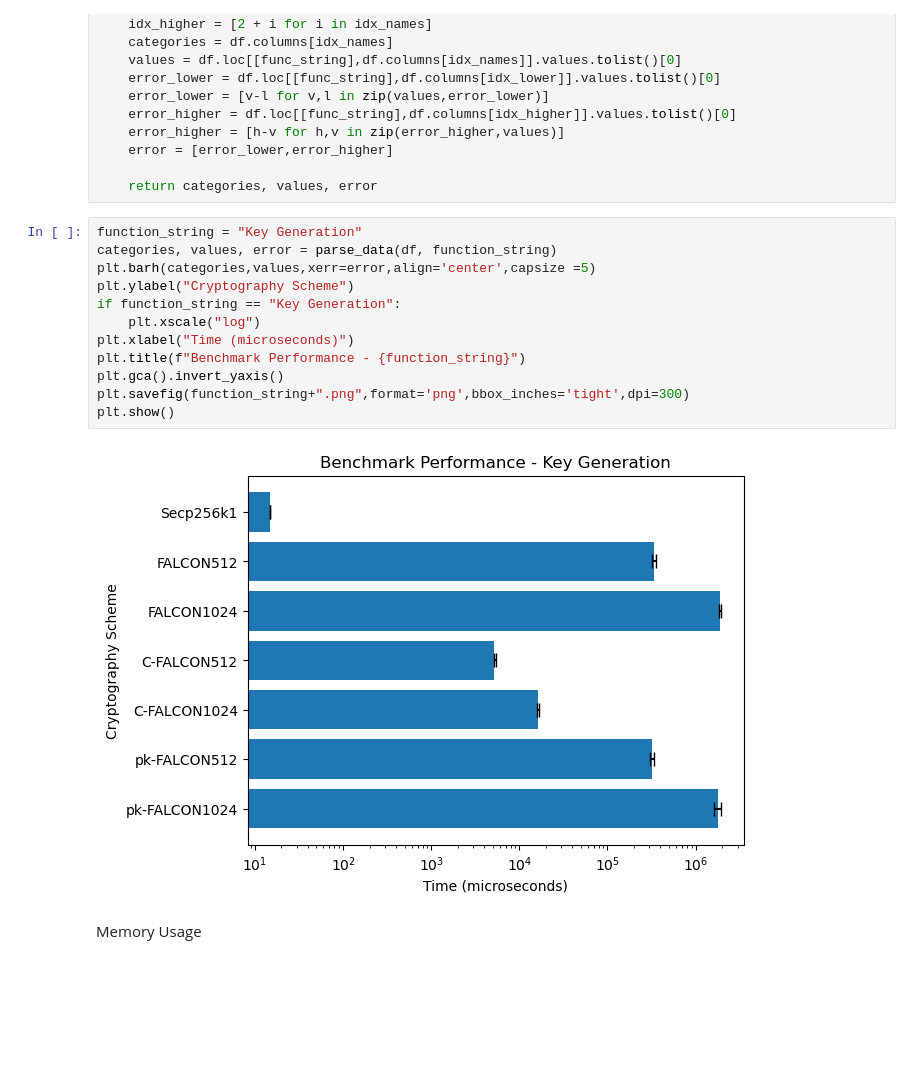
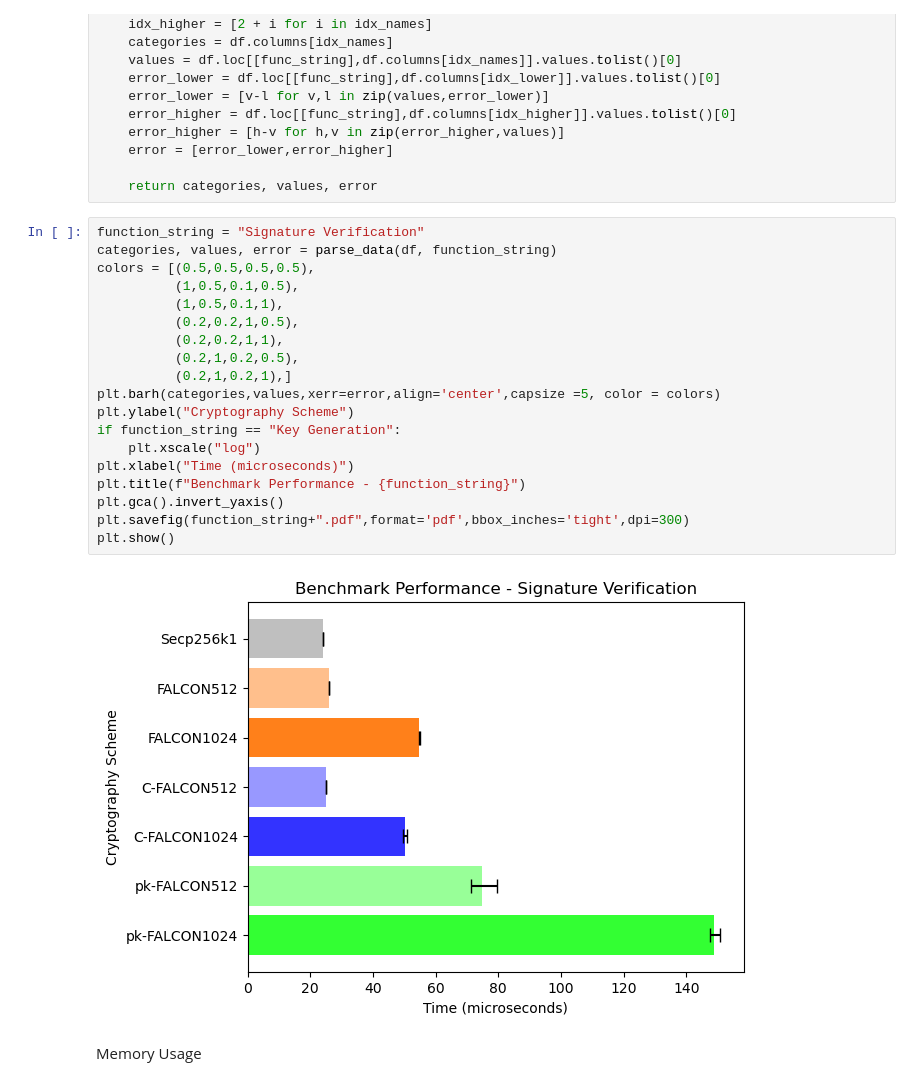
Before and after one commit to 0xHLiu/PQ_Thesis_Results, a Jupyter notebook: graphs.ipynb, the cells around one changed output. Drawn from its saved outputs; the diff is of its cells as text; blank space fills up the shorter version.

Commit message:
Update with current figures

```diff
--- a/graphs.ipynb
+++ b/graphs.ipynb
@@ -27,19 +30,26 @@ def parse_data(df: pd.DataFrame, func_string: str):
 
     return categories, values, error
 # %%
-function_string = "Key Generation"
+function_string = "Signature Verification"
 categories, values, error = parse_data(df, function_string)
-plt.barh(categories,values,xerr=error,align='center',capsize =5)
+colors = [(0.5,0.5,0.5,0.5),
+          (1,0.5,0.1,0.5),
+          (1,0.5,0.1,1),
+          (0.2,0.2,1,0.5),
+          (0.2,0.2,1,1),
+          (0.2,1,0.2,0.5),
+          (0.2,1,0.2,1),]
+plt.barh(categories,values,xerr=error,align='center',capsize =5, color = colors)
 plt.ylabel("Cryptography Scheme")
 if function_string == "Key Generation":
     plt.xscale("log")
 plt.xlabel("Time (microseconds)")
 plt.title(f"Benchmark Performance - {function_string}")
 plt.gca().invert_yaxis()
-plt.savefig(function_string+".png",format='png',bbox_inches='tight',dpi=300)
+plt.savefig(function_string+".pdf",format='pdf',bbox_inches='tight',dpi=300)
 plt.show()
 # %% [output]
-[figure, old version]
+[figure, new version]
 # %% [markdown]
 Memory Usage
 # %%
```
Also changed, not shown: parts of 1 cell of this notebook, 5 other files.
